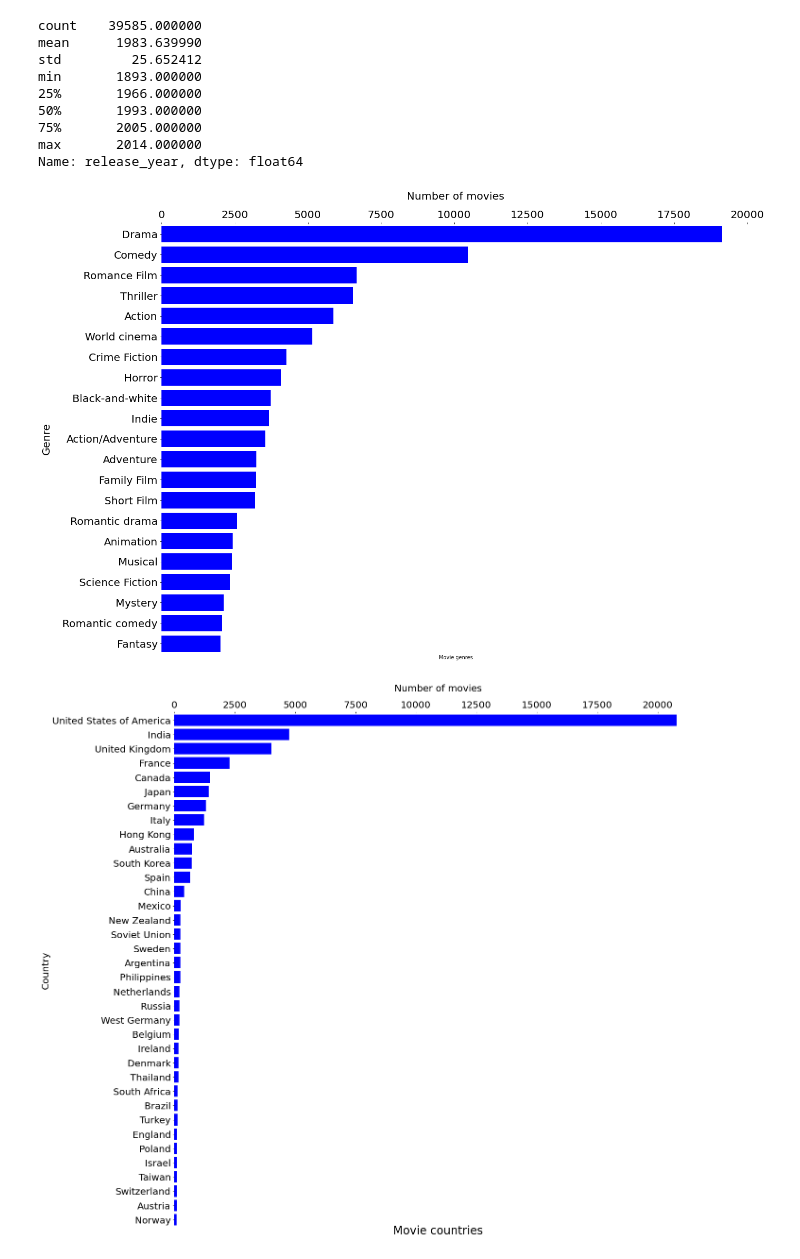
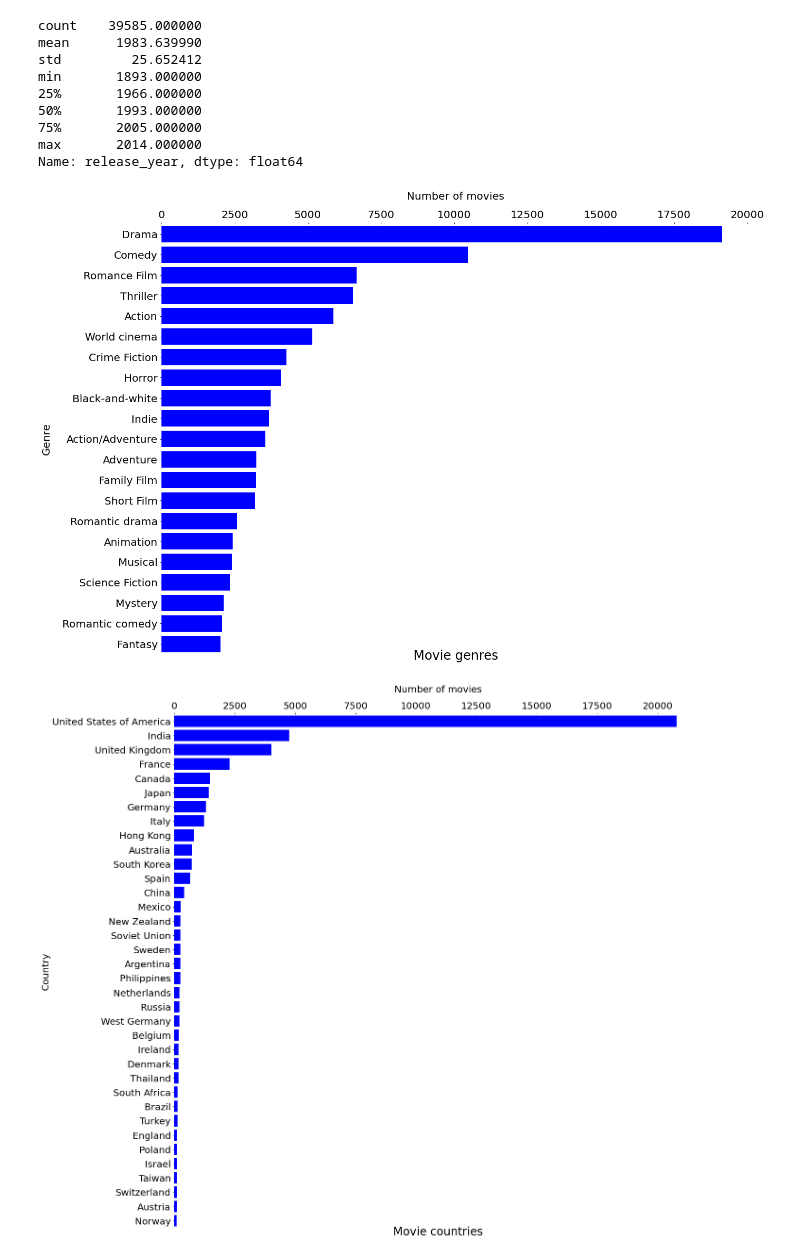
Before and after one commit to epfl-ada/ada-2022-project-r4d4r, a Jupyter notebook: main.ipynb, the cells around one changed output. Saved outputs shown, nothing was run; the diff lists cells and outputs as text; code cells hidden in the pictures.

```diff
--- a/main.ipynb
+++ b/main.ipynb
@@ -56,27 +56,26 @@ Name: release_year, dtype: float64
 # %%
 
 genres = df.genres.apply(lambda film: [genre for genre in literal_eval(film)]).explode().value_counts()
 genres = genres[genres > 2000].sort_values(ascending=True)
 fig, ax = plt.subplots(figsize=(20,15))
 ax.barh(genres.index, genres.values, color="blue")
+plt.rc('font', size=20)
 ax.set_ylabel("Genre")
 ax.set_xlabel("Number of movies")
-plt.rc('font', size=8)
-ax.set_title("Movie genres", y = -0.02, fontsize = 8)
-plt.rc('font', size=20)
+ax.set_title("Movie genres", y = -0.02)
 plt.ylim([-0.5,genres.size-0.5])
 ax.spines['top'].set_visible(False)
 ax.spines['right'].set_visible(False)
 ax.spines['bottom'].set_visible(False)
 ax.spines['left'].set_visible(False)
 ax.xaxis.labelpad = 20
 ax.yaxis.labelpad = 20
 ax.xaxis.tick_top()
 ax.xaxis.set_label_position('top')
 plt.savefig('./img/'+"genres_in_dataset.png",bbox_inches='tight')
 plt.show()
 # %% [output]
-[figure, old version]
+[figure, new version]
 # %%
 # TODO: move x axis to the top
 countries = df.countries.apply(lambda film: [country for country in literal_eval(film)]).explode().value_counts()
```
